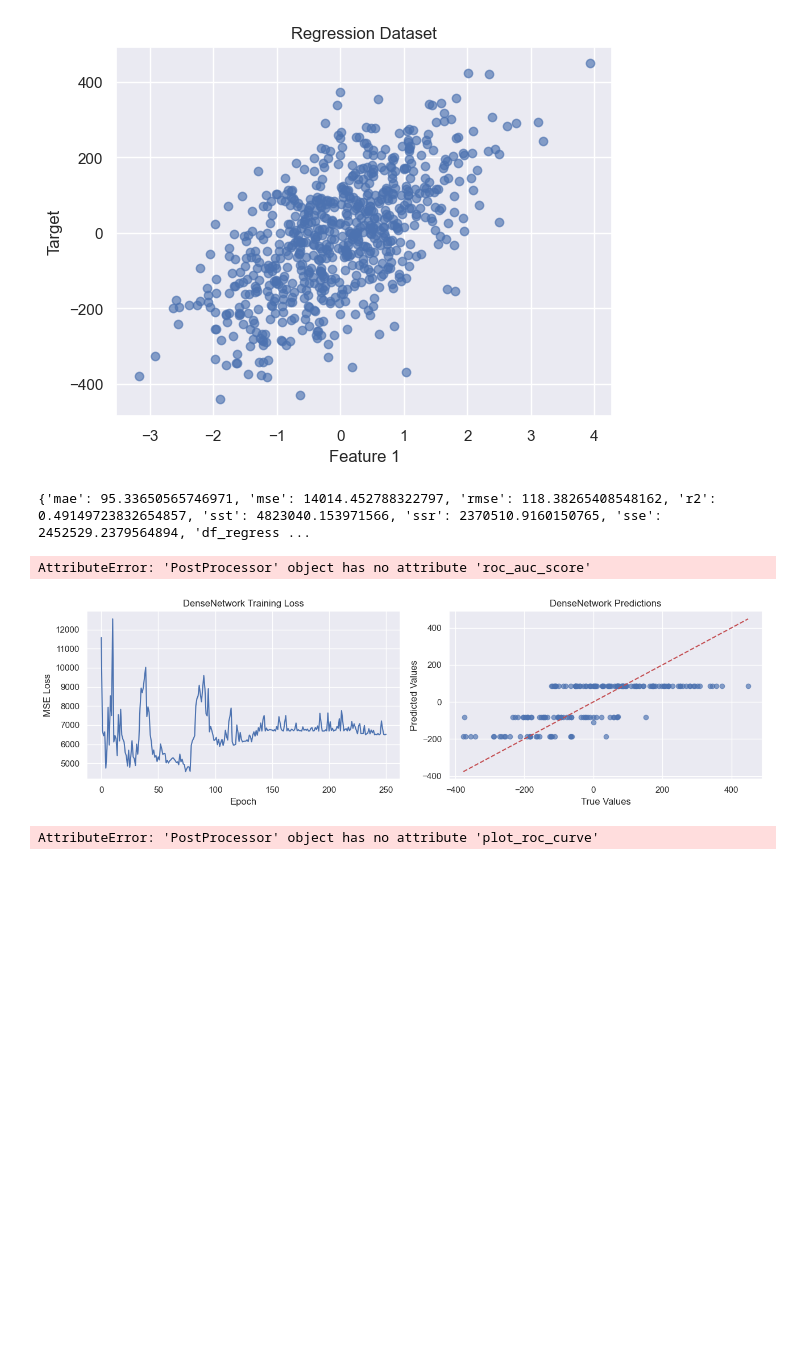
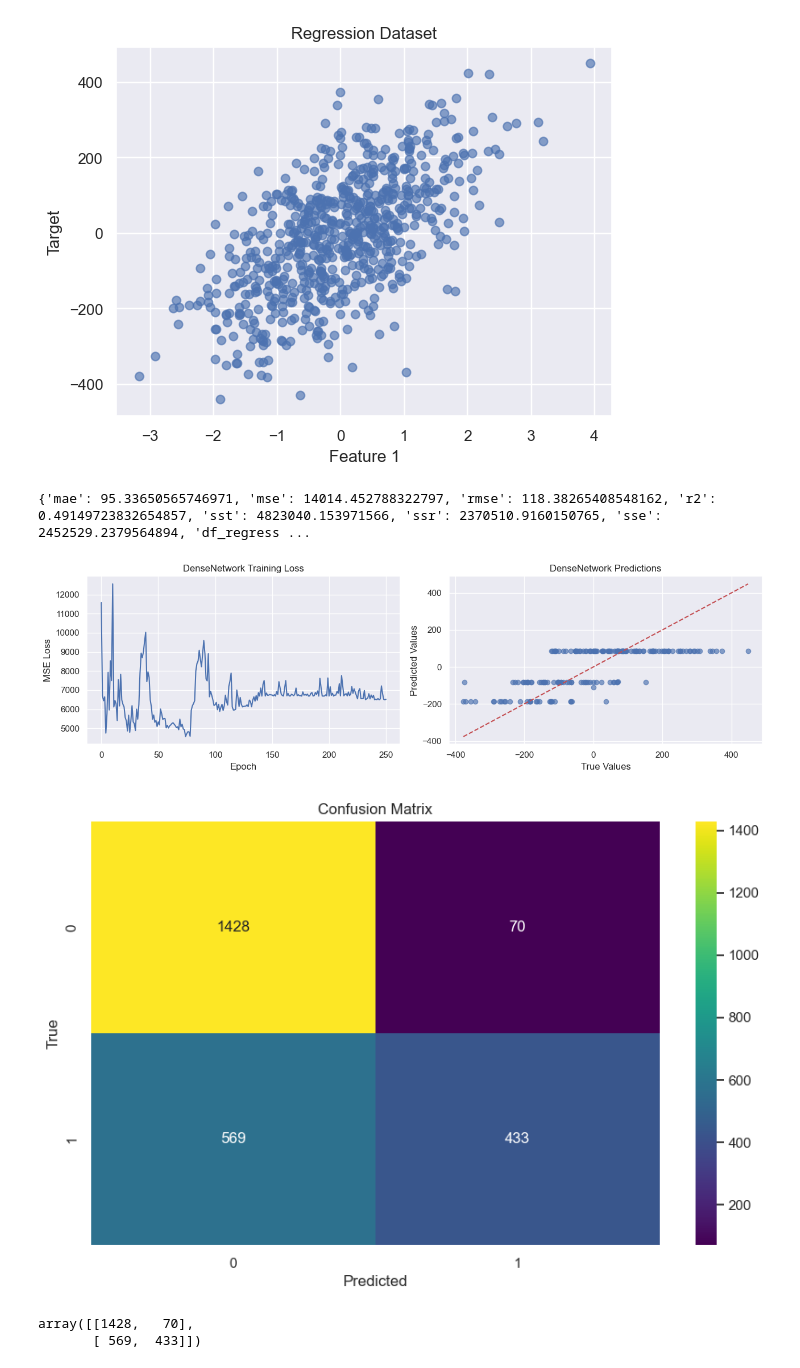
Before and after one commit to ccarr-x/CMOR-438-SP-2026, a Jupyter notebook: examples/Neural_Networks/Neural_Network.ipynb, the cells around one changed output. Cells and saved outputs as stored; diff of their text form; code cells hidden in the pictures; blank space fills up the shorter version.

```diff
--- a/examples/Neural_Networks/Neural_Network.ipynb
+++ b/examples/Neural_Networks/Neural_Network.ipynb
@@ -125,36 +130,32 @@ y_pred_reg = reg.predict(X_test_reg)
 processor = PostProcessor()
 # Regression Report
 print(processor.regression_metrics(y_test_reg, y_pred_reg))
-# Calculate the ROC AUC score
-roc_auc = processor.roc_auc_score(y_test_reg, y_pred_reg)
-print(f"ROC AUC score: {roc_auc:.4f}")
-# Calculate the ROC curve
-fpr, tpr, thresholds = processor.roc_curve(y_test_reg, y_pred_reg)
 # %% [output]
 {'mae': 95.33650565746971, 'mse': 14014.452788322797, 'rmse': 118.38265408548162, 'r2': 0.49149723832654857, 'sst': 4823040.153971566, 'ssr': 2370510.9160150765, 'sse': 2452529.2379564894, 'df_regress ...
-AttributeError: 'PostProcessor' object has no attribute 'roc_auc_score'
 # %%
 # Plot regression training loss and prediction quality
 fig, axes = plt.subplots(1, 2, figsize=(13, 4))
 
 axes[0].plot(reg.loss_history_)
 axes[0].set_title("DenseNetwork Training Loss")
 axes[0].set_xlabel("Epoch")
 axes[0].set_ylabel("MSE Loss")
 
 axes[1].scatter(y_test_reg, y_pred_reg, alpha=0.65)
 line_min = min(y_test_reg.min(), y_pred_reg.min())
 line_max = max(y_test_reg.max(), y_pred_reg.max())
 axes[1].plot([line_min, line_max], [line_min, line_max], "r--")
 axes[1].set_title("DenseNetwork Predictions")
 axes[1].set_xlabel("True Values")
 axes[1].set_ylabel("Predicted Values")
 
 plt.tight_layout()
 plt.show()
 
-# Plot ROC curve
-processor.plot_roc_curve(y_test_reg, y_pred_reg)
+# Plot Confusion Matrix
+processor.plot_confusion_matrix(y_test, y_pred_cls)
 # %% [output]
 [figure]
+[figure, added]
-AttributeError: 'PostProcessor' object has no attribute 'plot_roc_curve'
+array([[1428,   70],
+       [ 569,  433]])
```
Also changed, not shown: parts of 2 cells of this notebook, 2 other files.
